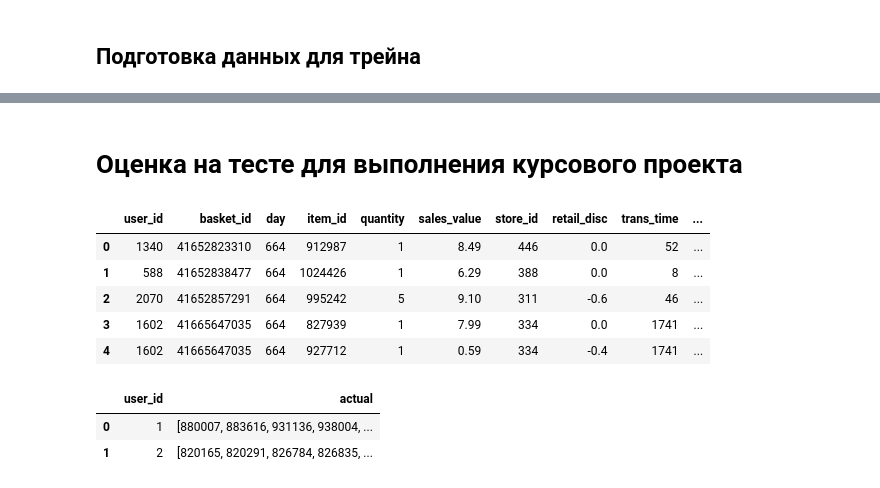
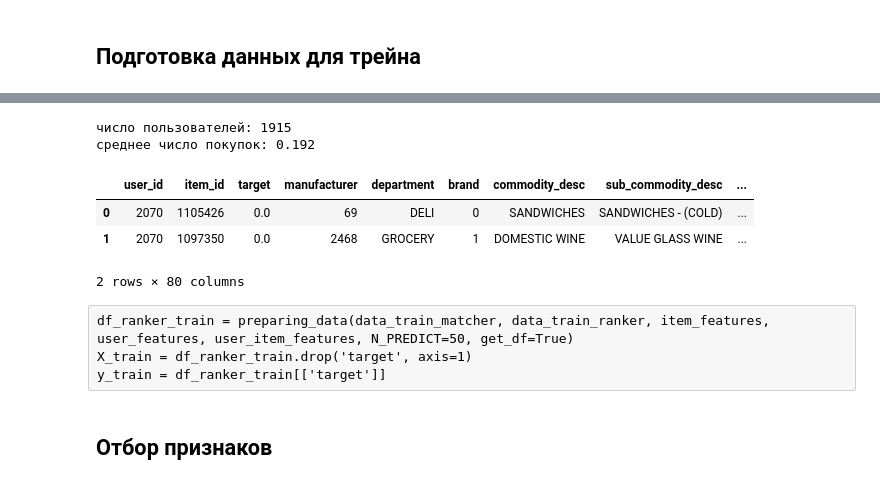
Before and after one commit to OlegRev/recommendation_systems, a Jupyter notebook: course_project.ipynb, the cells around one changed output, grey strips where cells are left out. Saved outputs shown, nothing was run; the diff lists cells and outputs as text; code cells hidden in the pictures.

```diff
--- a/course_project.ipynb
+++ b/course_project.ipynb
@@ -654,2 +504,0 @@ print(*sorted(calc_precision(result_eval_ranker, TOPK_PRECISION), key=lambda x:
-# %% [markdown]
-# Оценка на тесте для выполнения курсового проекта
@@ -659,17 +505,26 @@ df_transactions = pd.read_csv('../data/transaction_data.csv')
-# %%
-df_test.head()
-# %% [output]
-|  | user_id | basket_id | day | item_id | quantity | sales_value | store_id | retail_disc | trans_time | ... |
-| 0 | 1340 | 41652823310 | 664 | 912987 | 1 | 8.49 | 446 | 0.0 | 52 | ... |
-| 1 | 588 | 41652838477 | 664 | 1024426 | 1 | 6.29 | 388 | 0.0 | 8 | ... |
-| 2 | 2070 | 41652857291 | 664 | 995242 | 5 | 9.10 | 311 | -0.6 | 46 | ... |
-| 3 | 1602 | 41665647035 | 664 | 827939 | 1 | 7.99 | 334 | 0.0 | 1741 | ... |
-| 4 | 1602 | 41665647035 | 664 | 927712 | 1 | 0.59 | 334 | -0.4 | 1741 | ... |
-# %%
-result_test = df_test.groupby(USER_COL)[ITEM_COL].unique().reset_index()
-result_test.columns=[USER_COL, ACTUAL_COL]
-result_test.head(2)
-# %% [output]
-|  | user_id | actual |
-| 0 | 1 | [880007, 883616, 931136, 938004, ... |
-| 1 | 2 | [820165, 820291, 826784, 826835, ... |
+# %%
+N_PREDICT=50
+targets_ranker = get_target_ranker(data_train_matcher,
+                                   data_train_ranker,
+                                   item_features,
+                                   user_features,
+                                   user_item_features,
+                                   N_PREDICT)
+
+print(f'число пользователей: {targets_ranker.user_id.nunique()}')
+print(f'среднее число покупок: {round(targets_ranker["target"].mean(), 4)}')
+
+targets_ranker.head(2)
+# %% [output]
+число пользователей: 1915
+среднее число покупок: 0.192
+|  | user_id | item_id | target | manufacturer | department | brand | commodity_desc | sub_commodity_desc | ... |
+| 0 | 2070 | 1105426 | 0.0 | 69 | DELI | 0 | SANDWICHES | SANDWICHES - (COLD) | ... |
+| 1 | 2070 | 1097350 | 0.0 | 2468 | GROCERY | 1 | DOMESTIC WINE | VALUE GLASS WINE | ... |
+2 rows × 80 columns
+# %% [raw]
+df_ranker_train = preparing_data(data_train_matcher, data_train_ranker, item_features, user_features, user_item_features, N_PREDICT=50, get_df=True)
+X_train = df_ranker_train.drop('target', axis=1)
+y_train = df_ranker_train[['target']]
+# %% [markdown]
+## Отбор признаков
```
Also changed, not shown: parts of 93 cells of this notebook, 1 other file.
